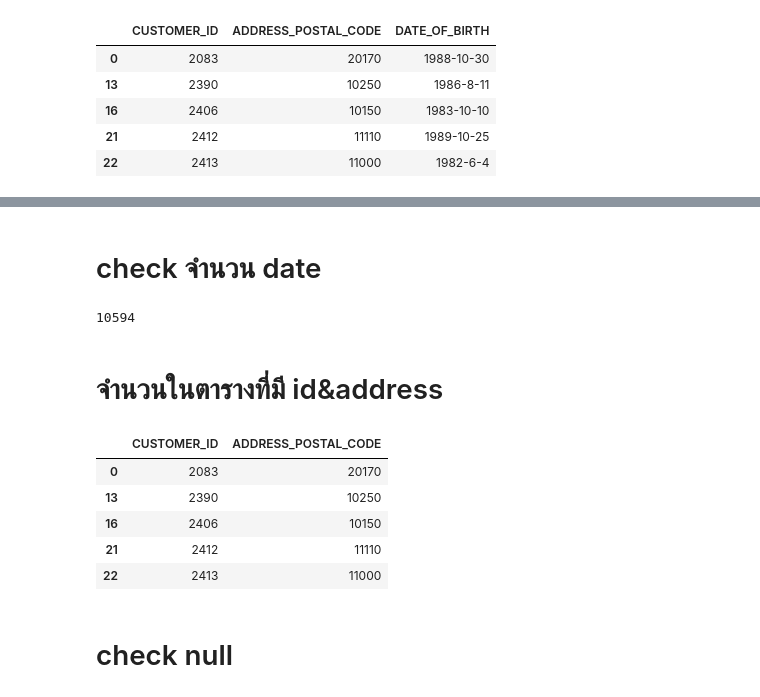
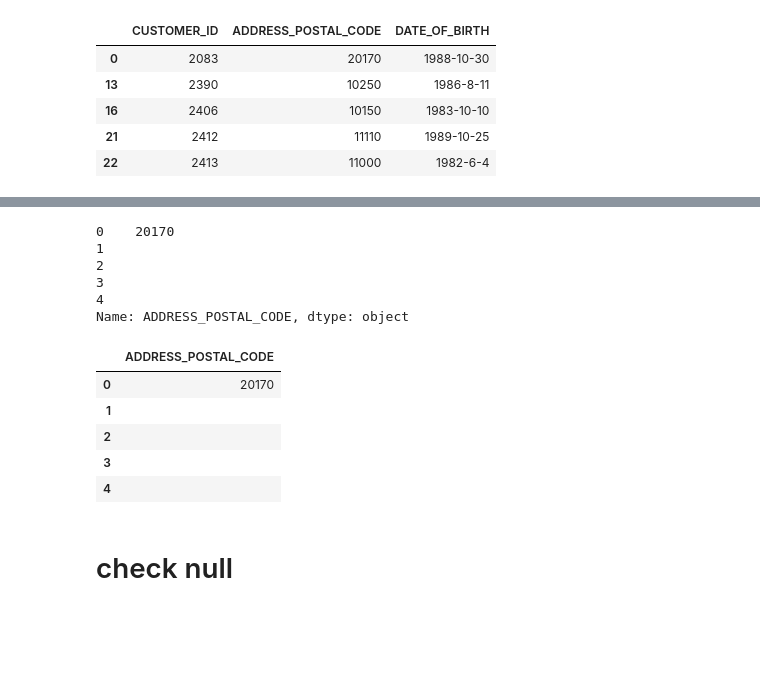
Before and after one commit to Kanbc/recommender-systems, a Jupyter notebook: cleaning/Customer.ipynb, the cells around one changed output, grey strips where cells are left out. Cells and saved outputs as stored; diff of their text form; code cells hidden in the pictures; blank space fills up the shorter version.

```diff
--- a/cleaning/Customer.ipynb
+++ b/cleaning/Customer.ipynb
@@ -63,21 +107,23 @@ len(address)
-# %% [markdown]
-# check จำนวน date
-# %%
-len(date)
-# %% [output]
-10594
-# %% [markdown]
-# จำนวนในตารางที่มี id&address
-# %%
-new_users_2 = pd.concat([customer,address], axis=1)
-new_users_2[:5]
-# %% [output]
-|  | CUSTOMER_ID | ADDRESS_POSTAL_CODE |
-| 0 | 2083 | 20170 |
-| 13 | 2390 | 10250 |
-| 16 | 2406 | 10150 |
-| 21 | 2412 | 11110 |
-| 22 | 2413 | 11000 |
+# %%
+address_only = users['ADDRESS_POSTAL_CODE']
+address_only[:5]
+# %% [output]
+0    20170
+1
+2
+3
+4
+Name: ADDRESS_POSTAL_CODE, dtype: object
+# %%
+df_address = pd.DataFrame(address_only ,columns=['ADDRESS_POSTAL_CODE'])
+df_address[:5]
+# %% [output]
+|  | ADDRESS_POSTAL_CODE |
+| 0 | 20170 |
+| 1 |  |
+| 2 |  |
+| 3 |  |
+| 4 |  |
 # %% [markdown]
 # check null
 # %%
```
Also changed, not shown: parts of 23 cells of this notebook, 1 other file.
